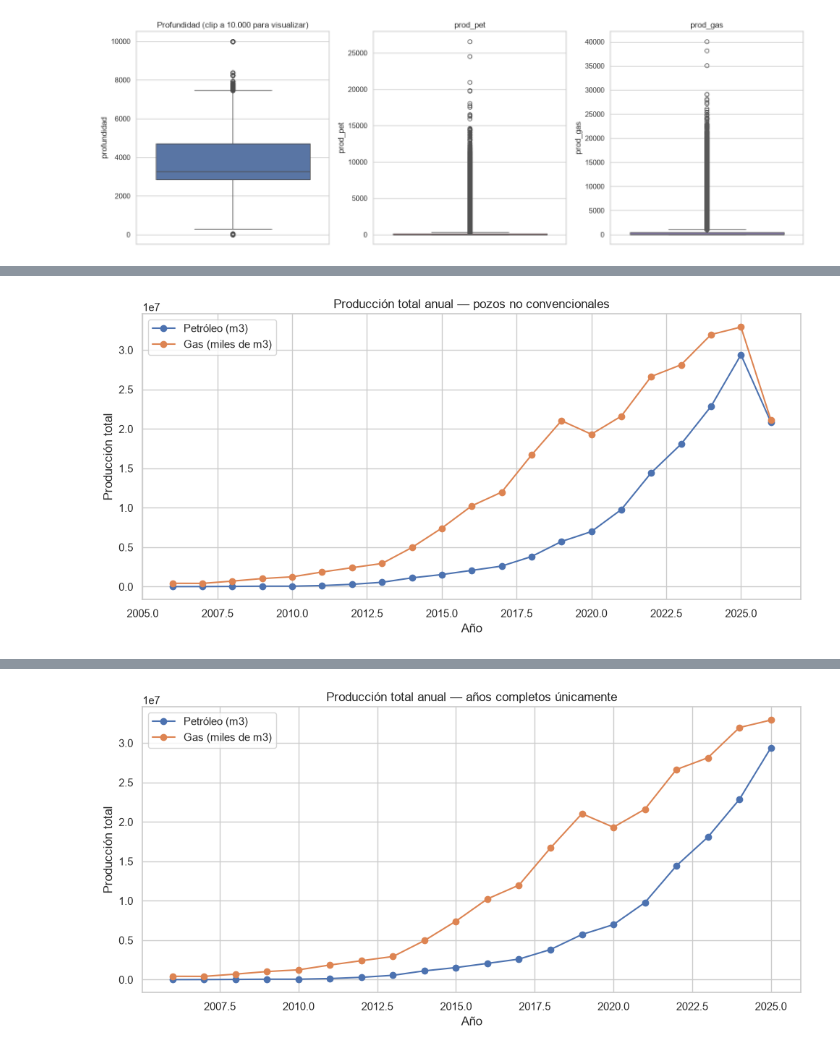
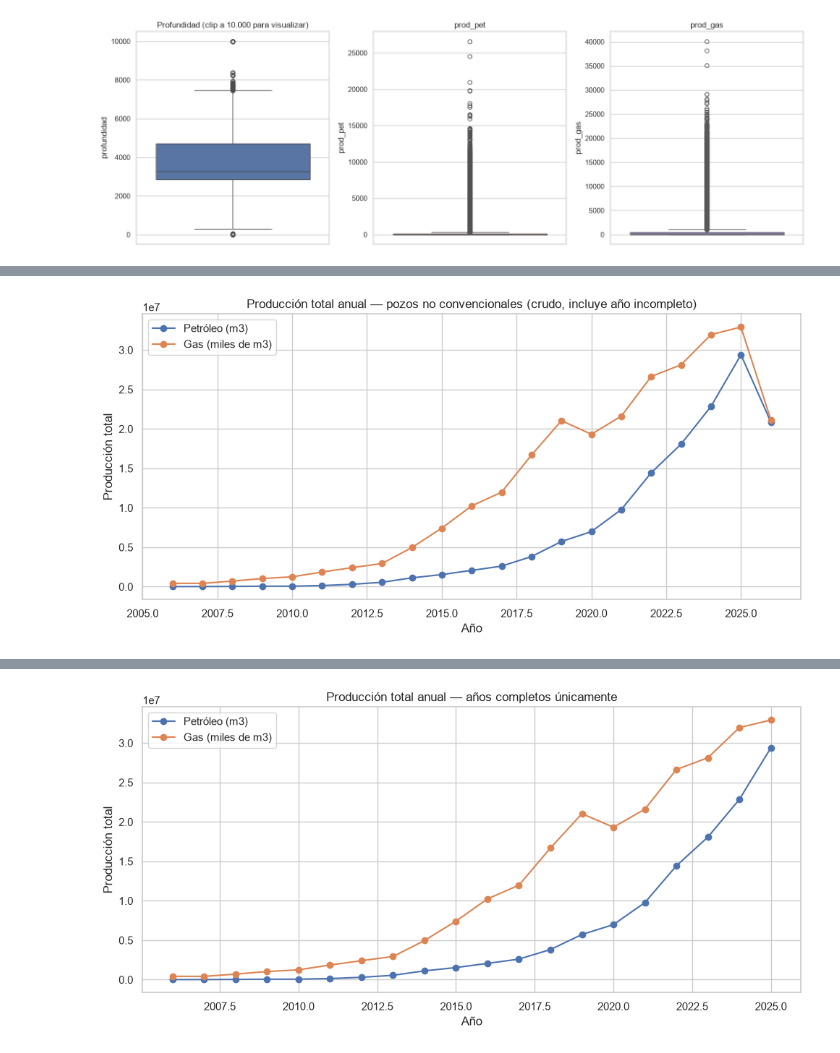
Before and after one commit to cristian-aguilera-ing/proyecto-ds-ypf, a Jupyter notebook: notebooks/01_eda_limpieza.ipynb, the cells around one changed output, grey strips where cells are left out. Saved outputs shown, nothing was run; the diff lists cells and outputs as text; code cells hidden in the pictures.

```diff
--- a/notebooks/01_eda_limpieza.ipynb
+++ b/notebooks/01_eda_limpieza.ipynb
@@ -171,14 +173,14 @@ Para tener una primera idea de la curva agregada antes de bajar a nivel pozo.
 # %%
 prod_anual = df.groupby("anio")[["prod_pet", "prod_gas"]].sum().reset_index()
 
 fig, ax = plt.subplots(figsize=(10, 5))
 ax.plot(prod_anual["anio"], prod_anual["prod_pet"], marker="o", label="Petróleo (m3)")
 ax.plot(prod_anual["anio"], prod_anual["prod_gas"], marker="o", label="Gas (miles de m3)")
 ax.set_xlabel("Año")
 ax.set_ylabel("Producción total")
-ax.set_title("Producción total anual — pozos no convencionales")
+ax.set_title("Producción total anual — pozos no convencionales (crudo, incluye año incompleto)")
 ax.legend()
 plt.tight_layout()
 plt.show()
 # %% [output]
-[figure, old version]
+[figure, new version]
```
Also changed, not shown: parts of 7 cells of this notebook.
